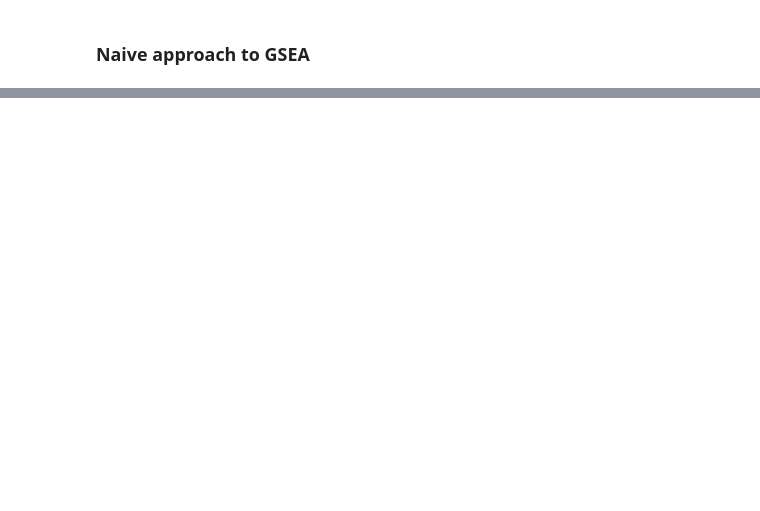
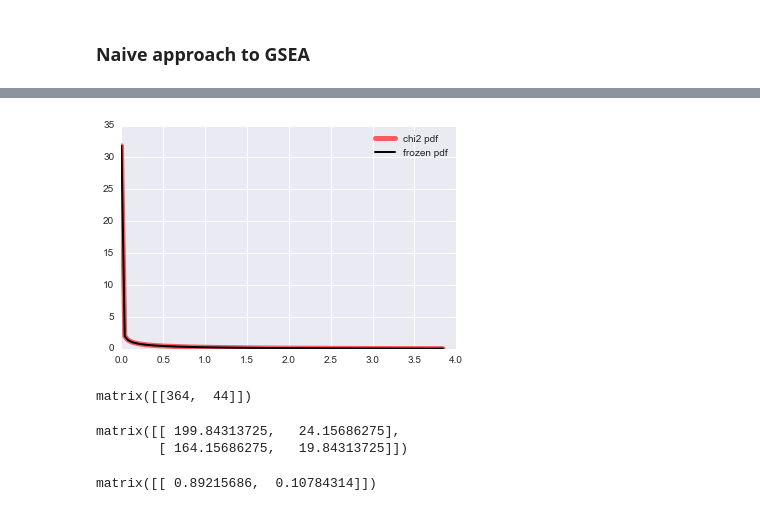
Before and after one commit to nickdeveaux/scratch_space, a Jupyter notebook: Hypergeometric, random sets, KS divergence, and AUPR. approaches to Gene Set Enrichment.ipynb, the cells around one changed output, grey strips where cells are left out. Cells and saved outputs as stored; diff of their text form; code cells hidden in the pictures; blank space fills up the shorter version.

```diff
--- a/Hypergeometric, random sets, KS divergence, and AUPR. approaches to Gene Set Enrichment.ipynb
+++ b/Hypergeometric, random sets, KS divergence, and AUPR. approaches to Gene Set Enrichment.ipynb
@@ -26,0 +205,13 @@ plt.show()
+# %%
+# Visualization of Chi2 distribution
+from scipy.stats import chi2, norm
+fig, ax = plt.subplots(1, 1)
+df = 1
+x = np.linspace(chi2.ppf(0.01, df), chi2.ppf(0.95, df), 100)
+ax.plot(x, chi2.pdf(x, df), 'r-', lw=5, alpha=0.6, label='chi2 pdf')
+rv = chi2(df)
+ax.plot(x, rv.pdf(x), 'k-', lw=2, label='frozen pdf')
+ax.legend(loc='best', frameon=False)
+plt.show()
+# %% [output]
+[figure, added]
@@ -26,0 +222,18 @@ plt.show()
+# %%
+marginal_dist_graduated = data.sum(axis  = 0)
+marginal_dist_graduated
+# %% [output]
+matrix([[364,  44]])
+# %%
+marginal_dist_dorm = data.sum(axis = 1)
+expected_value_dorm = marginal_dist_dorm / float(sum(marginal_dist_dorm))
+
+expected_value_dorm * marginal_dist_graduated
+# %% [output]
+matrix([[ 199.84313725,   24.15686275],
+        [ 164.15686275,   19.84313725]])
+# %%
+expected_value_graduated = marginal_dist_graduated / float(marginal_dist_graduated.sum(axis = 1))
+expected_value_graduated
+# %% [output]
+matrix([[ 0.89215686,  0.10784314]])
```
Also changed, not shown: parts of 52 cells of this notebook, 11 other files.
